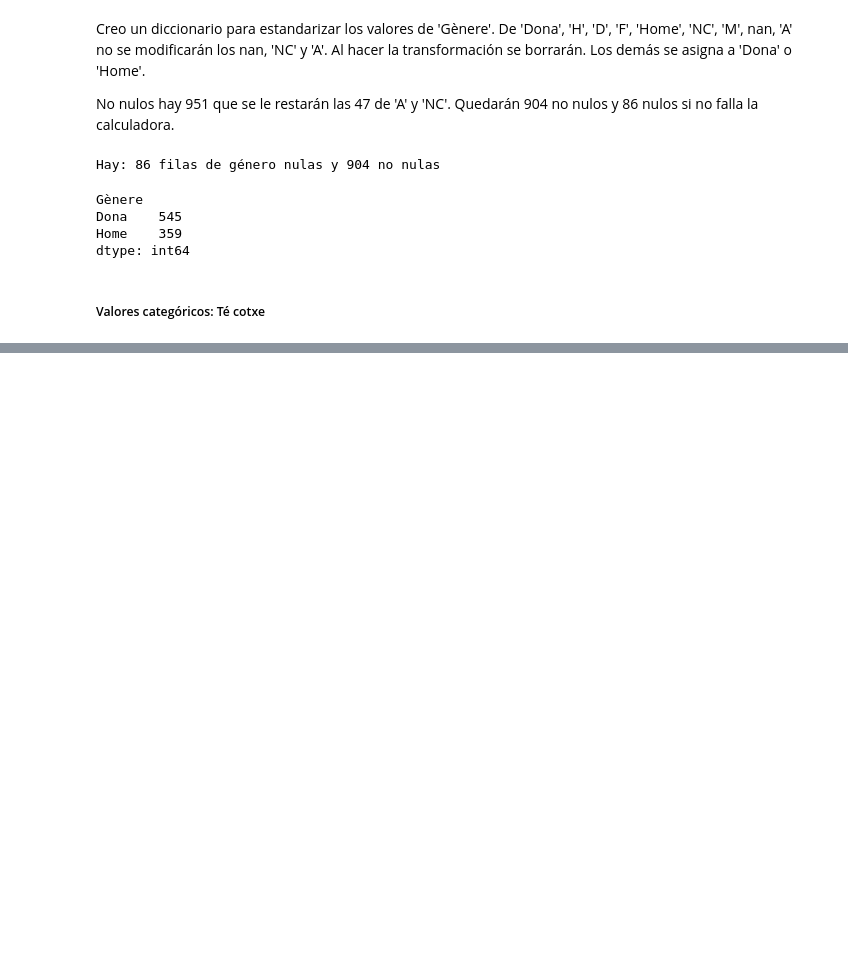
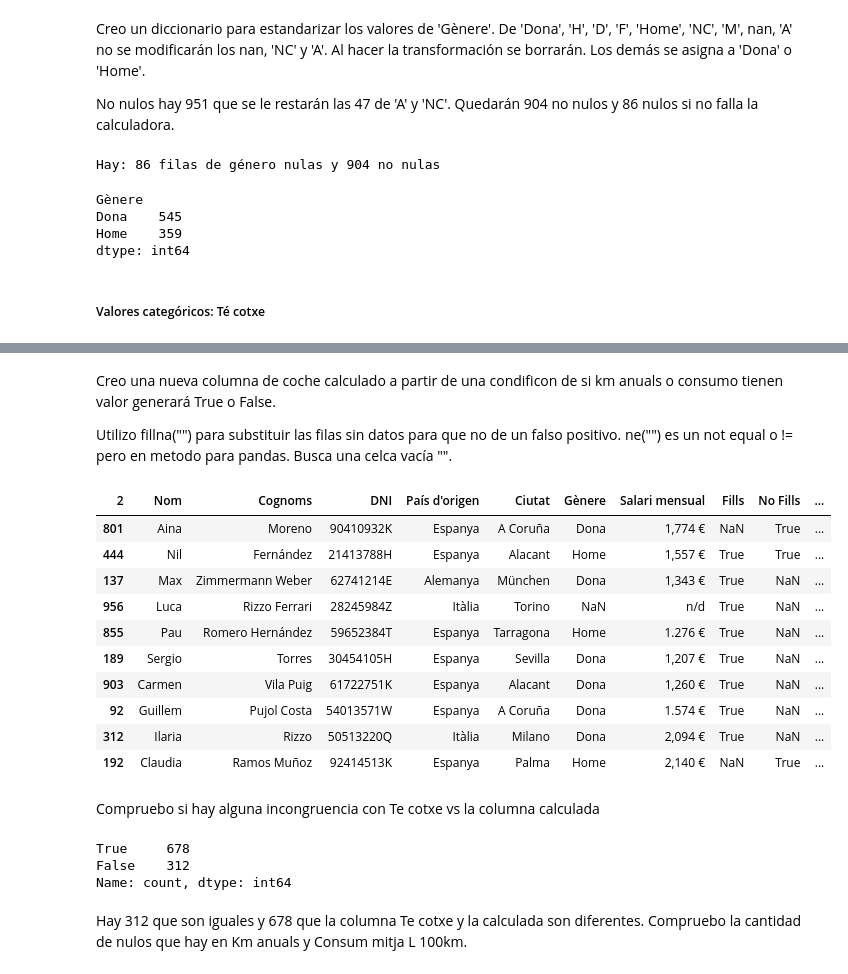
Before and after one commit to noelcarrionmatias/IT_Data, a Jupyter notebook: Especializacion/8_Sprint/ejercicios_s8.ipynb, the cells around one changed output, grey strips where cells are left out. Saved outputs shown, nothing was run; the diff lists cells and outputs as text; code cells hidden in the pictures; blank space fills up the shorter version.

```diff
--- a/Especializacion/8_Sprint/ejercicios_s8.ipynb
+++ b/Especializacion/8_Sprint/ejercicios_s8.ipynb
@@ -689,0 +706,3 @@ Para la columna 'Té cotxe' el objetivo es convertirla en tipo boolean para que
+# %%
+dataset_s8['Te cotxe'] = dataset_s8['Te cotxe'].astype(bool)
+dataset_s8.info()
@@ -689,0 +764,31 @@ Para la columna 'Té cotxe' el objetivo es convertirla en tipo boolean para que
+# %% [markdown]
+Creo una nueva columna de coche calculado a partir de una condificon de si km anuals o consumo tienen valor generará True o False.
+
+Utilizo fillna("") para substituir las filas sin datos para que no de un falso positivo.
+ne("") es un not equal o != pero en metodo para pandas. Busca una celca vacía "".
+# %%
+dataset_s8['Te cotxe calculat'] = dataset_s8['Km anuals'].fillna("").ne("") | dataset_s8['Consum mitja L 100km'].fillna("").ne("")
+dataset_s8.sample(10)
+# %% [output]
+| 2 | Nom | Cognoms | DNI | País d'origen | Ciutat | Gènere | Salari mensual | Fills | No Fills | ... |
+| 801 | Aina | Moreno | 90410932K | Espanya | A Coruña | Dona | 1,774 € | NaN | True | ... |
+| 444 | Nil | Fernández | 21413788H | Espanya | Alacant | Home | 1,557 € | True | True | ... |
+| 137 | Max | Zimmermann Weber | 62741214E | Alemanya | München | Dona | 1,343 € | True | NaN | ... |
+| 956 | Luca | Rizzo Ferrari | 28245984Z | Itàlia | Torino | NaN | n/d | True | NaN | ... |
+| 855 | Pau | Romero Hernández | 59652384T | Espanya | Tarragona | Home | 1.276 € | True | NaN | ... |
+| 189 | Sergio | Torres | 30454105H | Espanya | Sevilla | Dona | 1,207 € | True | NaN | ... |
+| 903 | Carmen | Vila Puig | 61722751K | Espanya | Alacant | Dona | 1,260 € | True | NaN | ... |
+| 92 | Guillem | Pujol Costa | 54013571W | Espanya | A Coruña | Dona | 1.574 € | True | NaN | ... |
+| 312 | Ilaria | Rizzo | 50513220Q | Itàlia | Milano | Dona | 2,094 € | True | NaN | ... |
+| 192 | Claudia | Ramos Muñoz | 92414513K | Espanya | Palma | Home | 2,140 € | NaN | True | ... |
+# %% [markdown]
+Compruebo si hay alguna incongruencia con Te cotxe vs la columna calculada
+# %%
+coche_falso = dataset_s8['Te cotxe'] != dataset_s8['Te cotxe calculat']
+coche_falso.value_counts()
+# %% [output]
+True     678
+False    312
+Name: count, dtype: int64
+# %% [markdown]
+Hay 312 que son iguales y 678 que la columna Te cotxe y la calculada son diferentes. Compruebo la cantidad de nulos que hay en Km anuals y Consum mitja L 100km.
```
Also changed, not shown: parts of 26 cells of this notebook.
